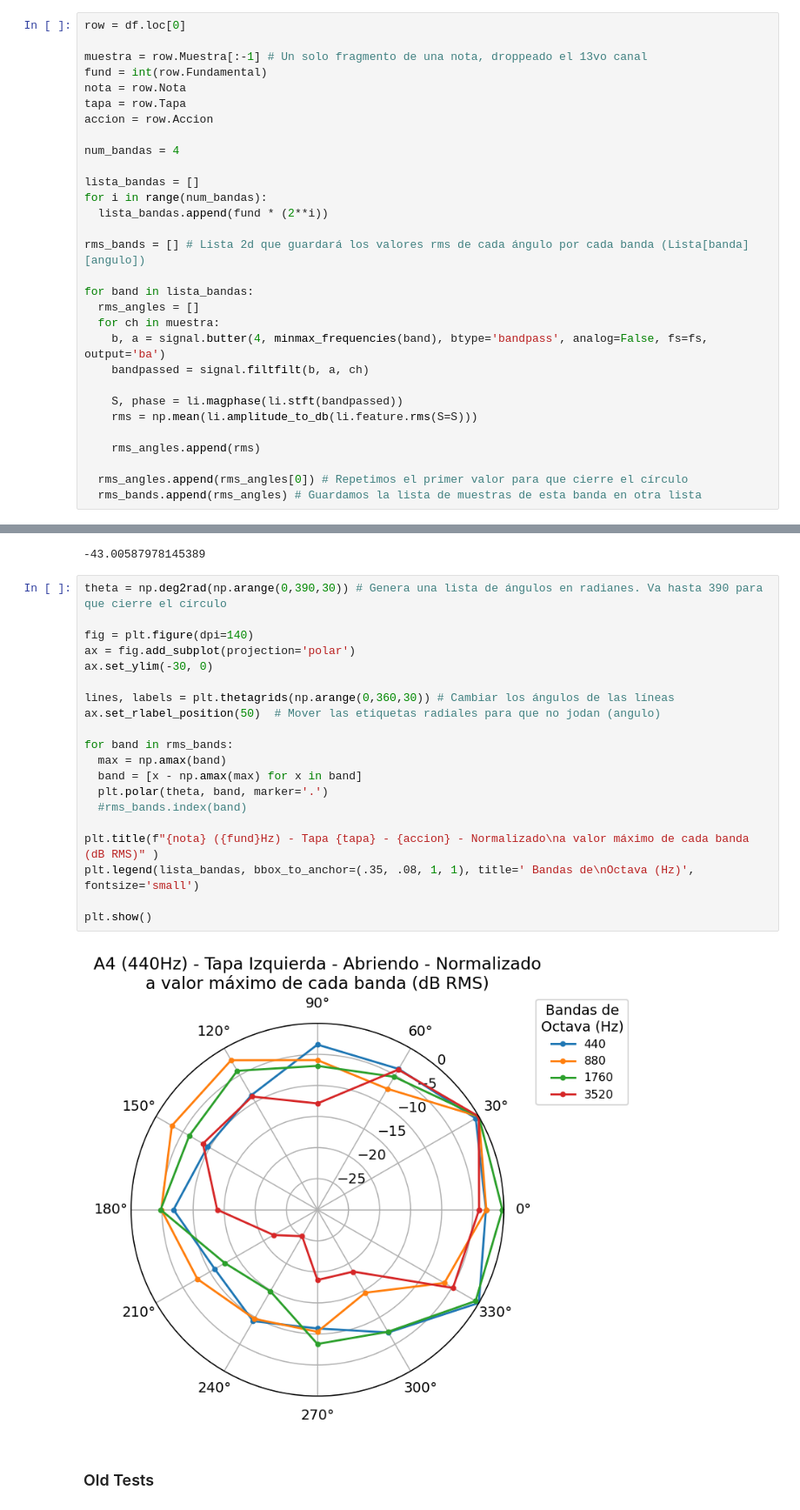
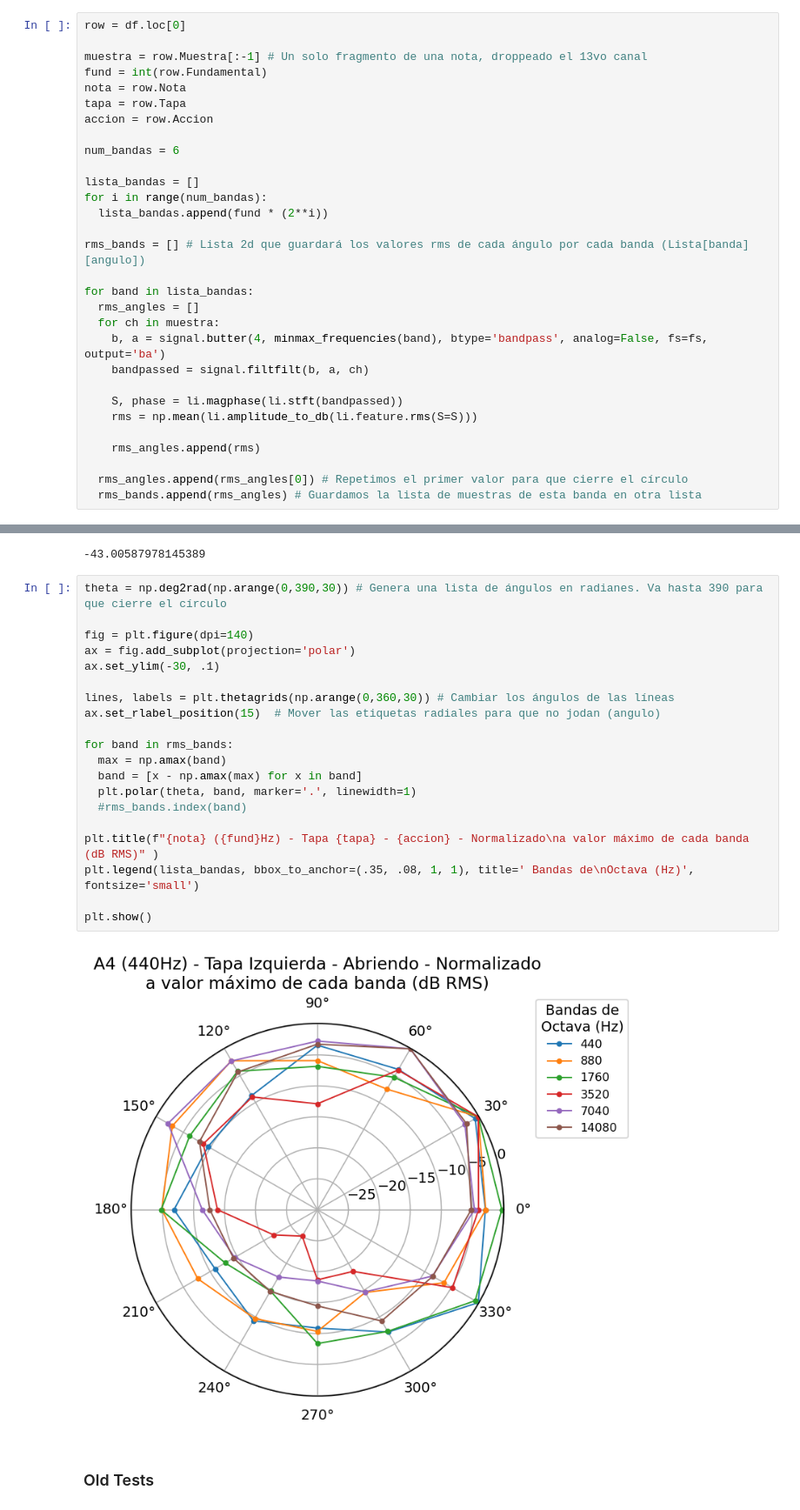
Before and after one commit to MatiasCarbone/Analisis-Directividad, a Jupyter notebook: Analisis Directividad.ipynb, the cells around one changed output, grey strips where cells are left out. Shown: that part at 87% size. Cells and saved outputs as stored; diff of their text form.

```diff
--- a/Analisis Directividad.ipynb
+++ b/Analisis Directividad.ipynb
@@ -161,7 +161,7 @@ nota = row.Nota
 tapa = row.Tapa
 accion = row.Accion
 
-num_bandas = 4
+num_bandas = 6
 
 lista_bandas = []
 for i in range(num_bandas):
@@ -215,25 +215,25 @@ np.amax(rms_bands[1])
 # %%
 theta = np.deg2rad(np.arange(0,390,30)) # Genera una lista de ángulos en radianes. Va hasta 390 para que cierre el círculo
 
 fig = plt.figure(dpi=140)
 ax = fig.add_subplot(projection='polar')
-ax.set_ylim(-30, 0)
+ax.set_ylim(-30, .1)
 
 lines, labels = plt.thetagrids(np.arange(0,360,30)) # Cambiar los ángulos de las líneas
-ax.set_rlabel_position(50)  # Mover las etiquetas radiales para que no jodan (angulo)
+ax.set_rlabel_position(15)  # Mover las etiquetas radiales para que no jodan (angulo)
 
 for band in rms_bands:
   max = np.amax(band)
   band = [x - np.amax(max) for x in band]
-  plt.polar(theta, band, marker='.')
+  plt.polar(theta, band, marker='.', linewidth=1)
   #rms_bands.index(band)
 
 plt.title(f"{nota} ({fund}Hz) - Tapa {tapa} - {accion} - Normalizado\na valor máximo de cada banda (dB RMS)" )
 plt.legend(lista_bandas, bbox_to_anchor=(.35, .08, 1, 1), title=' Bandas de\nOctava (Hz)', fontsize='small')
 
 plt.show()
 # %% [output]
-[figure, old version]
+[figure, new version]
 # %% [markdown]
 ### Old Tests
 # %% [markdown]
```
Also changed, not shown: parts of 1 cell of this notebook.
